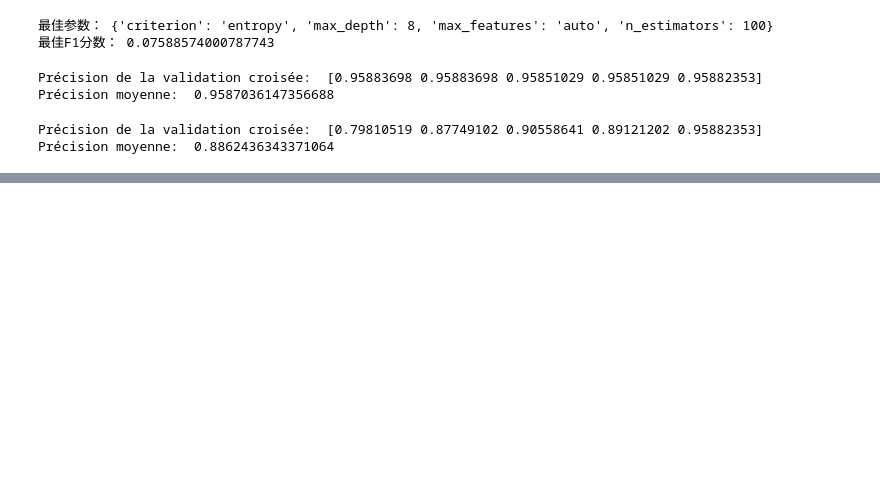
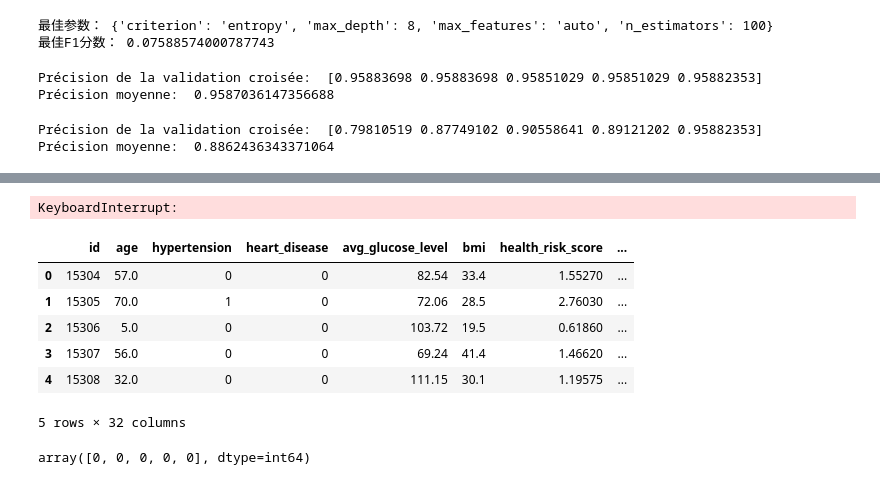
Before and after one commit to PeikaiHE/Projet_MachineLearning_Scornet, a Jupyter notebook: PROJET_ML.ipynb, the cells around one changed output, grey strips where cells are left out. Cells and saved outputs as stored; diff of their text form; code cells hidden in the pictures; blank space fills up the shorter version.

```diff
--- a/PROJET_ML.ipynb
+++ b/PROJET_ML.ipynb
@@ -423,43 +459,53 @@ print(feature_importances.sort_values(ascending=False))
 # %%
 from sklearn.model_selection import GridSearchCV
+
+# 初始化XGBoost模型
+xgb = XGBClassifier(use_label_encoder=False, eval_metric='logloss')
 
 # 定义要调优的参数范围
 param_grid = {
     'n_estimators': [100, 200, 300],
-    'learning_rate': [0.01, 0.1, 0.5],
-    'max_depth': [3, 5, 7],
-    'colsample_bytree': [0.5, 0.7, 1],
-    'subsample': [0.6, 0.8, 1]
+    'learning_rate': [0.01, 0.1, 0.2],
+    'max_depth': [3, 4, 5],
+    'subsample': [0.7, 0.8, 0.9],
+    'colsample_bytree': [0.7, 0.8, 0.9]
 }
 
-# 初始化带参数网格的XGBoost模型
-grid_search = GridSearchCV(estimator=xgb_model, param_grid=param_grid, cv=5, scoring='f1')
+# 初始化网格搜索
+grid_search = GridSearchCV(estimator=xgb, param_grid=param_grid, cv=5, scoring='accuracy')
 
 # 进行网格搜索
 grid_search.fit(X_train, y_train)
 
-# 输出最佳参数和相应的F1分数
+# 输出最佳参数和相应的准确度
 print("最佳参数：", grid_search.best_params_)
-print("最佳F1分数：", grid_search.best_score_)
+print("最高准确度：", grid_search.best_score_)
+# %% [output]
+KeyboardInterrupt:
 # %%
 # 预处理测试数据
-# 对分类变量进行独热编码
-categorical_features = ['gender', 'ever_married', 'work_type', 'Residence_type', 'smoking_status']
-test_data_encoded = pd.get_dummies(test_data, columns=categorical_features)
 
 test_data['health_risk_score'] = test_data['age'] / 50 + test_data['hypertension'] + test_data['heart_disease'] + test_data['avg_glucose_level'] / 200
 test_data['bmi_category'] = test_data['bmi'].apply(categorize_bmi)
 test_data['age_group'] = test_data['age'].apply(age_group)
 test_data['total_health_score'] = test_data['hypertension'] + test_data['heart_disease'] + (test_data['avg_glucose_level'] / 100)
 
-# 这里只是示例，你需要根据实际情况进行调整
 test_data['lifestyle_score'] = (test_data['smoking_status'] == 'never smoked').astype(int) + \
                                (test_data['ever_married'] == 'Yes').astype(int) + \
                                (test_data['work_type'] == 'Private').astype(int)
 
 # 现在进行独热编码
-test_data_encoded = pd.get_dummies(test_data, columns=['bmi_category', 'age_group'])
+categorical_features = ['gender', 'ever_married', 'work_type', 'Residence_type', 'smoking_status', 'bmi_category', 'age_group']
+test_data_encoded = pd.get_dummies(test_data, columns=categorical_features)
 test_data_encoded.head()
+# %% [output]
+|  | id | age | hypertension | heart_disease | avg_glucose_level | bmi | health_risk_score | ... |
+| 0 | 15304 | 57.0 | 0 | 0 | 82.54 | 33.4 | 1.55270 | ... |
+| 1 | 15305 | 70.0 | 1 | 0 | 72.06 | 28.5 | 2.76030 | ... |
+| 2 | 15306 | 5.0 | 0 | 0 | 103.72 | 19.5 | 0.61860 | ... |
+| 3 | 15307 | 56.0 | 0 | 0 | 69.24 | 41.4 | 1.46620 | ... |
+| 4 | 15308 | 32.0 | 0 | 0 | 111.15 | 30.1 | 1.19575 | ... |
+5 rows × 32 columns
 # %%
 # 确保训练集和测试集有相同的列
 for column in set(train_data_encoded.columns) - set(test_data_encoded.columns):
@@ -487,3 +516,13 @@ y_test_pred[:5]
+# %%
+# 使用之前训练好的SVM模型进行预测（这里假设svm模型已经被训练和保存好了）
+# 这里需要你提供svm模型变量，如果模型尚未训练，请先运行之前提供的SVM训练代码
+X_test = test_data_encoded
+y_test_pred = svc.predict(X_test)
+
+# 输出预测结果的前几行
+y_test_pred[:5]
+# %% [output]
+array([0, 0, 0, 0, 0], dtype=int64)
 # %%
 # 将预测结果保存到CSV文件
 output = pd.DataFrame({'id': test_data['id'], 'stroke': y_test_pred})
```
Also changed, not shown: parts of 9 cells of this notebook.
